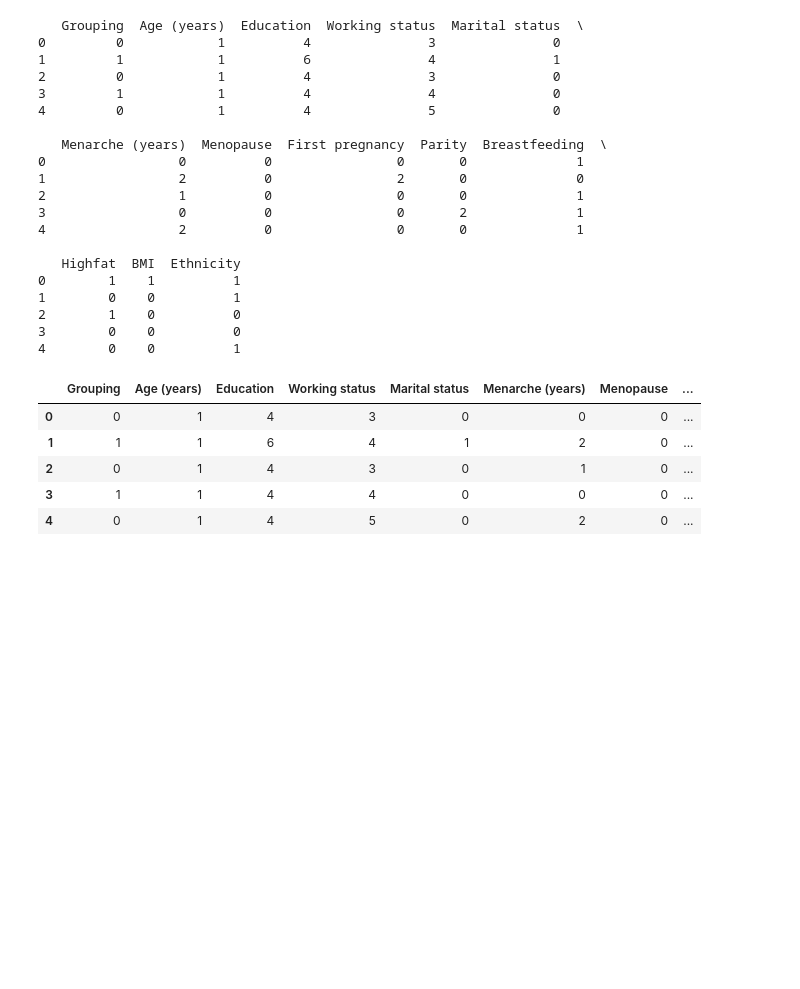
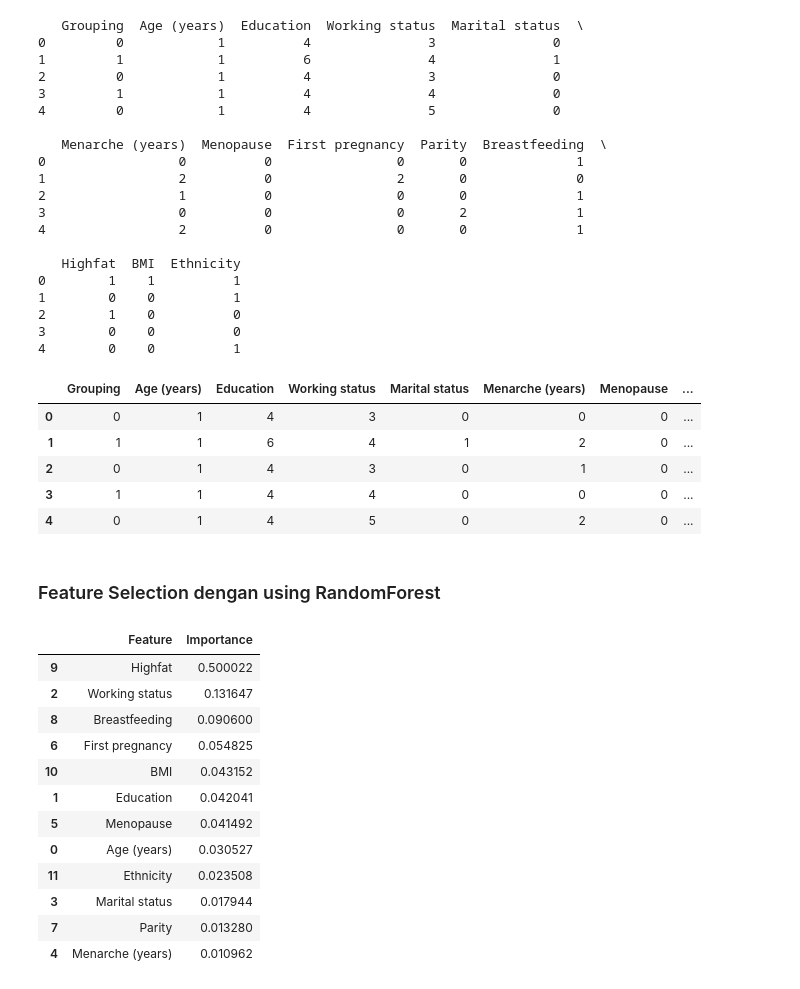
Before and after one commit to rudyhendrawn/gemastik24-data-mining, a Jupyter notebook: eda-feature-selection.ipynb, the cells around one changed output. Saved outputs shown, nothing was run; the diff lists cells and outputs as text; code cells hidden in the pictures; blank space fills up the shorter version.

Commit message:
Feature Selection with RandomForest #11 Using feature selection to identify the top feature

```diff
--- a/eda-feature-selection.ipynb
+++ b/eda-feature-selection.ipynb
@@ -262,3 +262,44 @@ df.head()
 | 2 | 0 | 1 | 4 | 3 | 0 | 1 | 0 | ... |
 | 3 | 1 | 1 | 4 | 4 | 0 | 0 | 0 | ... |
 | 4 | 0 | 1 | 4 | 5 | 0 | 2 | 0 | ... |
+# %% [markdown]
+### Feature Selection dengan using RandomForest
+# %%
+# Columns to exclude
+exclude_columns = ['Grouping']
+
+# Features and target
+X = df.drop(columns=exclude_columns)
+y = df['Grouping']
+
+gb_model = GradientBoostingClassifier()
+gb_model.fit(X, y)
+
+# Get feature importances
+feature_importances = gb_model.feature_importances_
+
+# Create a dataframe for visualization
+features_df = pd.DataFrame(
+	{
+		'Feature': X.columns,
+		'Importance': feature_importances
+	}
+)
+
+# Sort the dataframe by feature importance
+features_df.sort_values(by='Importance', ascending=False, inplace=True)
+features_df
+# %% [output]
+|  | Feature | Importance |
+| 9 | Highfat | 0.500022 |
+| 2 | Working status | 0.131647 |
+| 8 | Breastfeeding | 0.090600 |
+| 6 | First pregnancy | 0.054825 |
+| 10 | BMI | 0.043152 |
+| 1 | Education | 0.042041 |
+| 5 | Menopause | 0.041492 |
+| 0 | Age (years) | 0.030527 |
+| 11 | Ethnicity | 0.023508 |
+| 3 | Marital status | 0.017944 |
+| 7 | Parity | 0.013280 |
+| 4 | Menarche (years) | 0.010962 |
```
